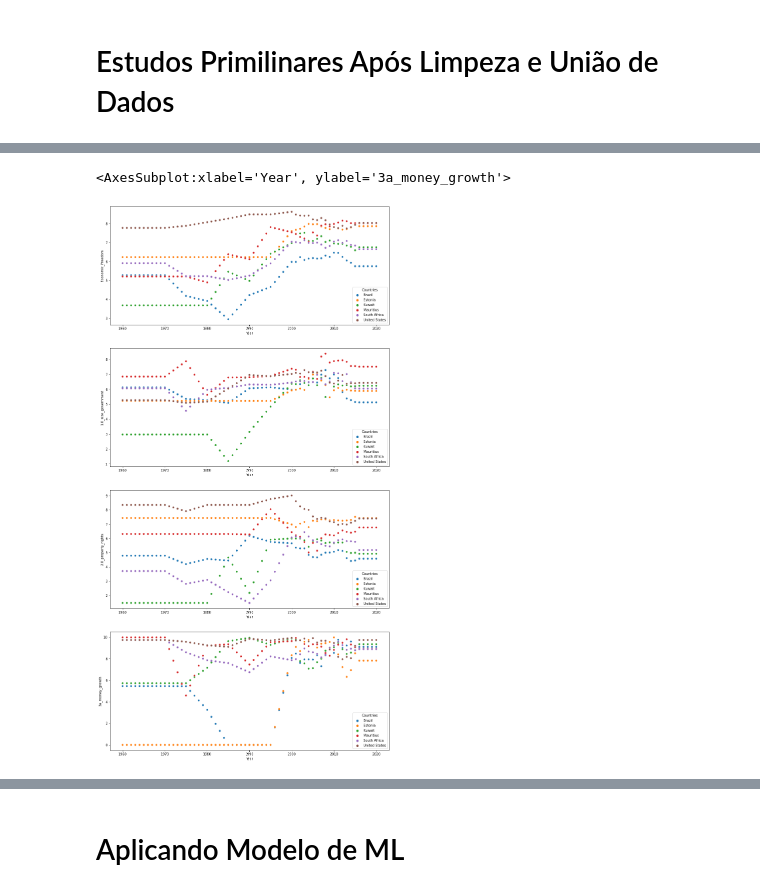
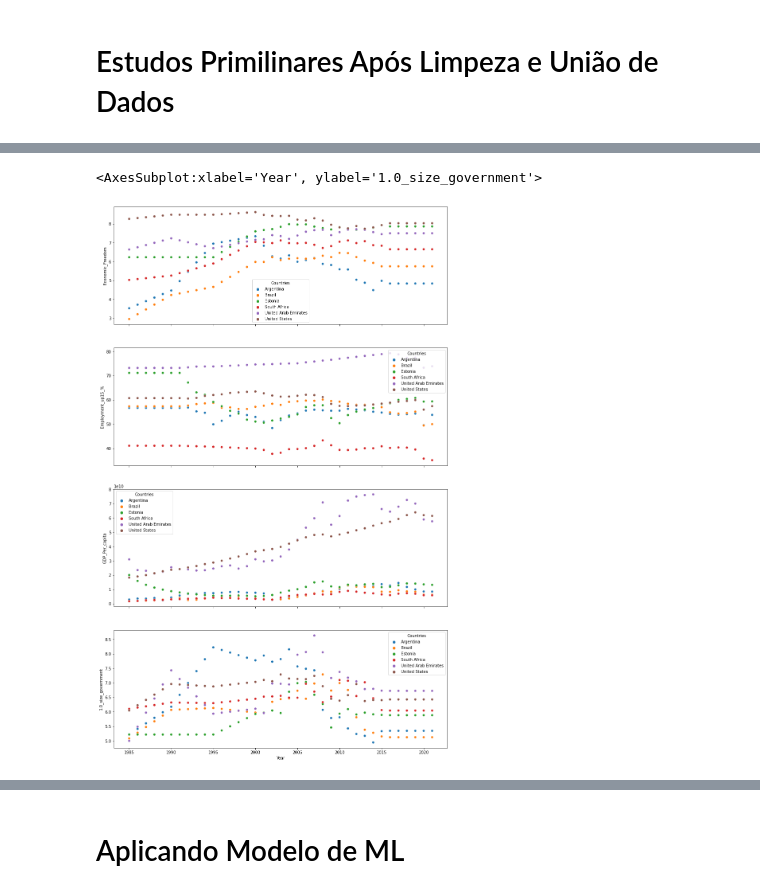
Before and after one commit to CesarSun/Digital-House-G3, a Jupyter notebook: T4-Integrador/DH_G3_T4_World_Freedom.ipynb, the cells around one changed output, grey strips where cells are left out. Saved outputs shown, nothing was run; the diff lists cells and outputs as text; code cells hidden in the pictures.

```diff
--- a/T4-Integrador/DH_G3_T4_World_Freedom.ipynb
+++ b/T4-Integrador/DH_G3_T4_World_Freedom.ipynb
@@ -362,10 +390,17 @@ for x in range(len(countries)):
     m = datas[11][datas[11]['country'] == pais].groupby(['country']).Company.count()
     n = datas[11][datas[11]['country'] == pais].groupby(['country'])['Valuation(US$ billions)'].sum()
 
-    # 0 3 4 5 6 9 - DF por pais
-    # Letras - a e f g h k l
+    # Parcela O
 
-    # 1 2 7 8 - DF todos os paises
+    o = datas[12][datas[12]['Country Name'] == pais].iloc[:,4:].transpose()
+    o = o.reset_index()
+    o.columns = ['year', 'Employment_up15_%']
+    o['year'] = o.year.astype(int)
+
+    # 0 3 4 5 6 9 10 12 - DF por pais
+    # Letras - a e f g h k l o
+
+    # 1 2 7 8 11 - DF todos os paises
     # Letras - b c d i j
 
     DF2 =  pd.merge(b, c, how = 'outer', on = 'country')
@@ -388,6 +423,7 @@ for x in range(len(countries)):
     df_std = pd.merge(df_std, h, how = 'outer', on = 'year')
     df_std = pd.merge(df_std, k, how = 'outer', on = 'year')
     df_std = pd.merge(df_std, l, how = 'outer', on = 'year')
+    df_std = pd.merge(df_std, o, how = 'outer', on = 'year')
     df_std = df_std.sort_values(by='year').reset_index(drop=True)
     df_std['HDI_year'] = df_std.loc[:,['HDI','HDI_2']].max(skipna=True, axis=1)
     df_std['GDP_year'] = df_std.loc[:,['GDP','GDP_2']].max(skipna=True, axis=1)
@@ -421,16 +466,8 @@ for x in range(len(countries)):
 # %%
-### Unindo todos os DF em um único Parte 1.
-DF_std = pd.DataFrame()
-for x in range(len(countries)):
-    DF_std = pd.concat([DF_std, DF[x]])
-
-DF_std['GDP_Per_capita'] = DF_std['GDP_year'] / DF_std['Population_year']
-DF_std = DF_std.sort_values(by=['countries', 'year'])
-DF_std = DF_std.reset_index(drop=True)
-
 ### Unindo todos os DF em um único Parte 2.
 
-DF_std2.columns = ['Country', 'No_billionaires', 'Networth', 'No_unicorns', 'Valuation_US$_billions',
+DF_std2.columns = ['Country', 'No_billionaires', 'Networth', 'No_unicorns',
+                   'Valuation_startups_US$_billions',
                    'Happy_rank', 'Happy_score', 'GDP_per_capita', 'Social_support',
                    'Healthy_life_expectancy', 'Freedom_to_make_life_choices', 'Generosity',
                    'Perceptions_of_corruption', 'Corru_Perc_Index',
@@ -454,11 +491,11 @@ DF_std.columns = ['Year', 'Countries', 'Economic_Freedom', 'F_rank', 'Quartile',
        '4c_black_market', '4d_control_movement_capital_ppl', '4.0_trade',
        '5a_credit_market_reg', '5b_labor_market_reg', '5c_business_reg',
        '5.0_regulation', 'Suicides_No', 'Military_Expenditure_USD', 'GDP_growth',
-       'HDI_year', 'GDP_year', 'Population_year', 'GDP_Per_capita']
+       'Employment_up15_%', 'HDI_year', 'GDP_year', 'Population_year', 'GDP_Per_capita']
 
 # Unindo os 2 DF no DF_std2 criando novas colunas com os índices do DF_std
 
-lista = list(DF_std.columns[2:42])
+lista = list(DF_std.columns[2:43])
 for r in lista:
     item = r
     name = r[:3]
@@ -489,14 +509,16 @@ array(['Albania', 'Argentina', 'Armenia', 'Australia', 'Austria',
 # %%
-fig, axes = plt.subplots(4, 1, sharex=False, figsize=(15,30))
+fig, axes = plt.subplots(4, 1, sharex=True, figsize=(15,25))
 
-lista_p= ['Brazil', 'Kuwait', 'Estonia', 'United States', 'Mauritius', 'South Africa']
+lista_p= ['Brazil', 'Argentina', 'Estonia', 'United States', 'United Arab Emirates', 'South Africa']
+
 lock = DF_std.Countries.isin(lista_p)
-data = DF_std.loc[lock]
+data = DF_std[DF_std['Year'] >= 1985].loc[lock]
+
 sns.scatterplot(ax=axes[0], data = data, x = data['Year'] , y = data['Economic_Freedom'], hue= data.Countries)
-sns.scatterplot(ax=axes[1], data = data, x = data['Year'] , y = data['1.0_size_government'], hue= data.Countries)
-sns.scatterplot(ax=axes[2], data = data, x = data['Year'] , y = data['2.0_property_rights'], hue= data.Countries)
-sns.scatterplot(ax=axes[3], data = data, x = data['Year'] , y = data['3a_money_growth'], hue= data.Countries)
+sns.scatterplot(ax=axes[1], data = data, x = data['Year'] , y = data['Employment_up15_%'], hue= data.Countries)
+sns.scatterplot(ax=axes[2], data = data, x = data['Year'] , y = data['GDP_Per_capita'], hue= data.Countries)
+sns.scatterplot(ax=axes[3], data = data, x = data['Year'] , y = data['1.0_size_government'], hue= data.Countries)
 # %% [output]
-<AxesSubplot:xlabel='Year', ylabel='3a_money_growth'>
+<AxesSubplot:xlabel='Year', ylabel='1.0_size_government'>
-[figure, old version]
+[figure, new version]
 # %%
```
Also changed, not shown: parts of 30 cells of this notebook, 3 other files.
